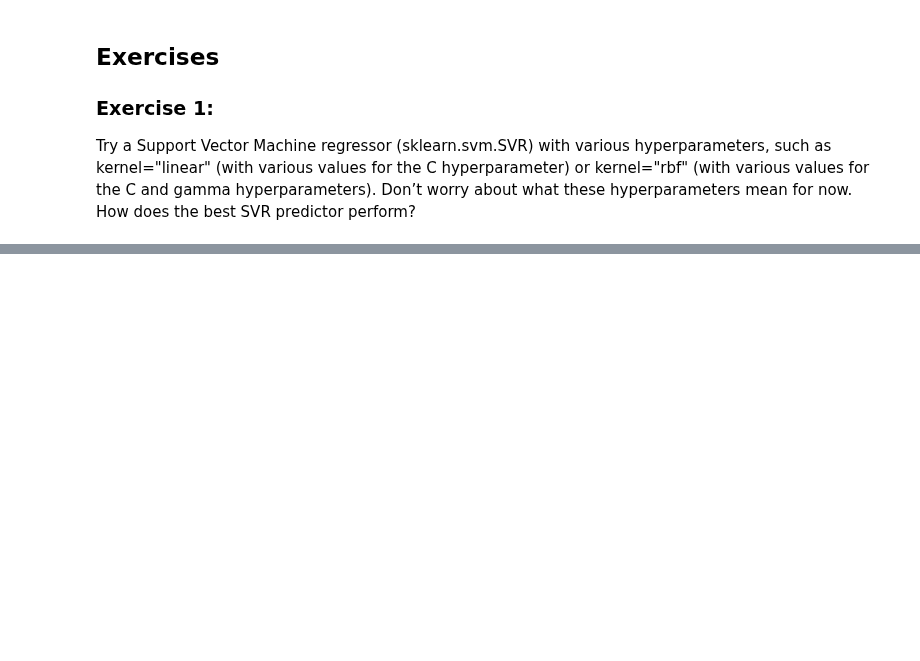
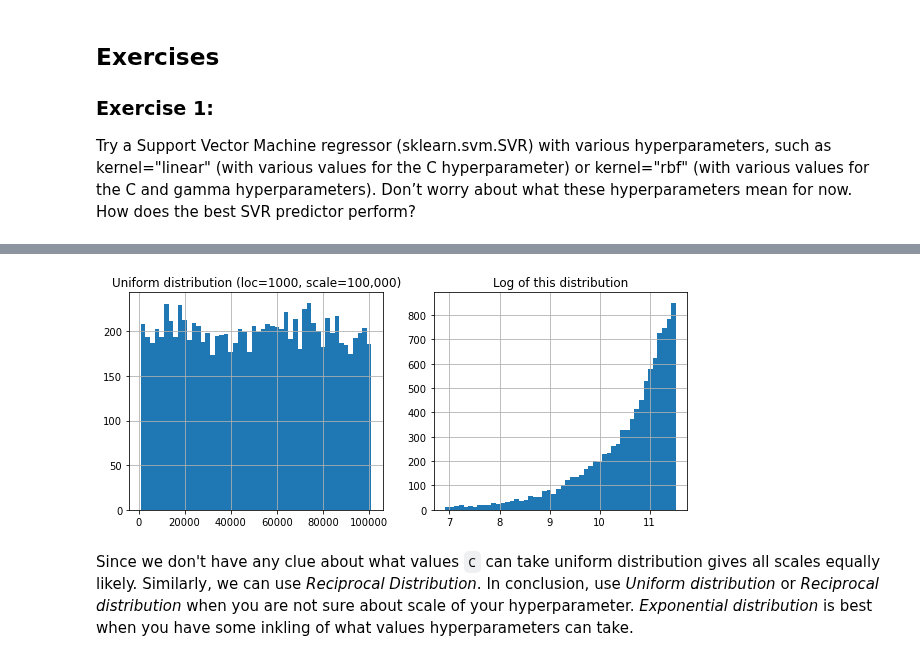
Before and after one commit to mandliya/ml, a Jupyter notebook: hands_on_machine_learning/2/End_to_end_machine_learning_project.ipynb, the cells around one changed output, grey strips where cells are left out. Cells and saved outputs as stored; diff of their text form; code cells hidden in the pictures; blank space fills up the shorter version.

```diff
--- a/hands_on_machine_learning/2/End_to_end_machine_learning_project.ipynb
+++ b/hands_on_machine_learning/2/End_to_end_machine_learning_project.ipynb
@@ -1058,0 +1218,19 @@ grid_search.fit(housing_prepared, housing_labels)
+# %%
+uni_distrib = uniform(loc=1000, scale=100000)
+samples = uni_distrib.rvs(10000, random_state=123)
+plt.figure(figsize=(10, 4))
+# 1 row, 2 columns, 1 index
+plt.subplot(121)
+plt.grid(True)
+plt.title("Uniform distribution (loc=1000, scale=100,000)")
+plt.hist(samples, bins=50)
+plt.subplot(122)
+plt.grid(True)
+plt.title("Log of this distribution")
+plt.hist(np.log(samples), bins=50)
+
+plt.show()
+# %% [output]
+[figure, added]
+# %% [markdown]
+Since we don't have any clue about what values `C` can take uniform distribution gives all scales equally likely. Similarly, we can use *Reciprocal Distribution*. In conclusion, use *Uniform distribution* or *Reciprocal distribution* when you are not sure about scale of your hyperparameter. *Exponential distribution* is best when you have some inkling of what values hyperparameters can take.
```
Also changed, not shown: parts of 36 cells of this notebook, 2 other files.
